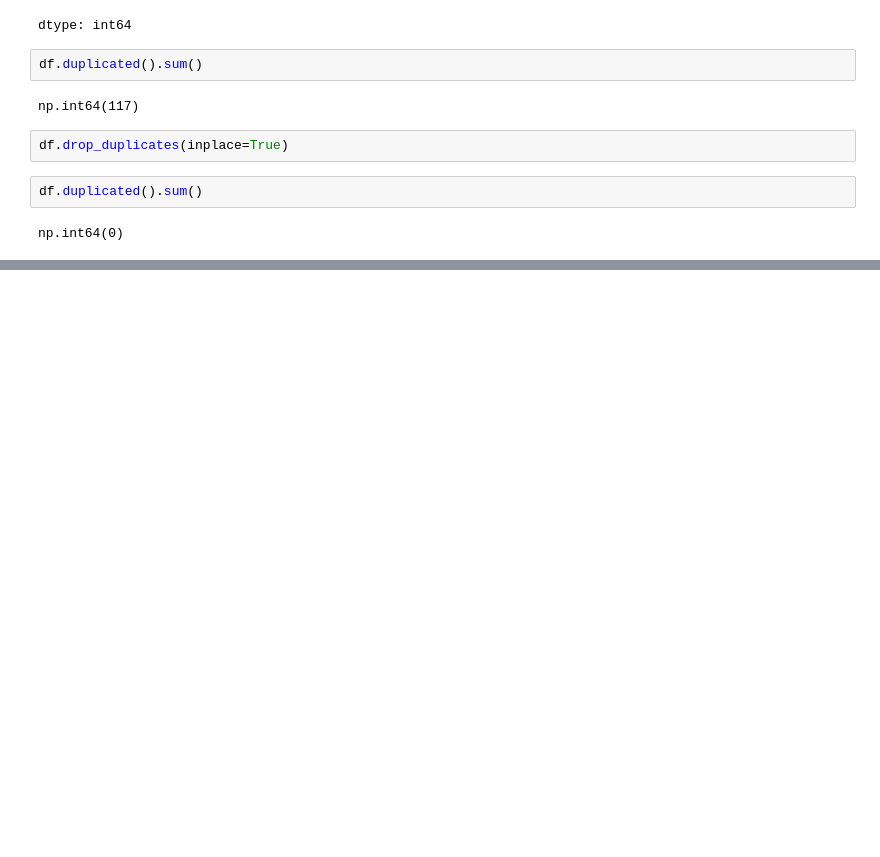
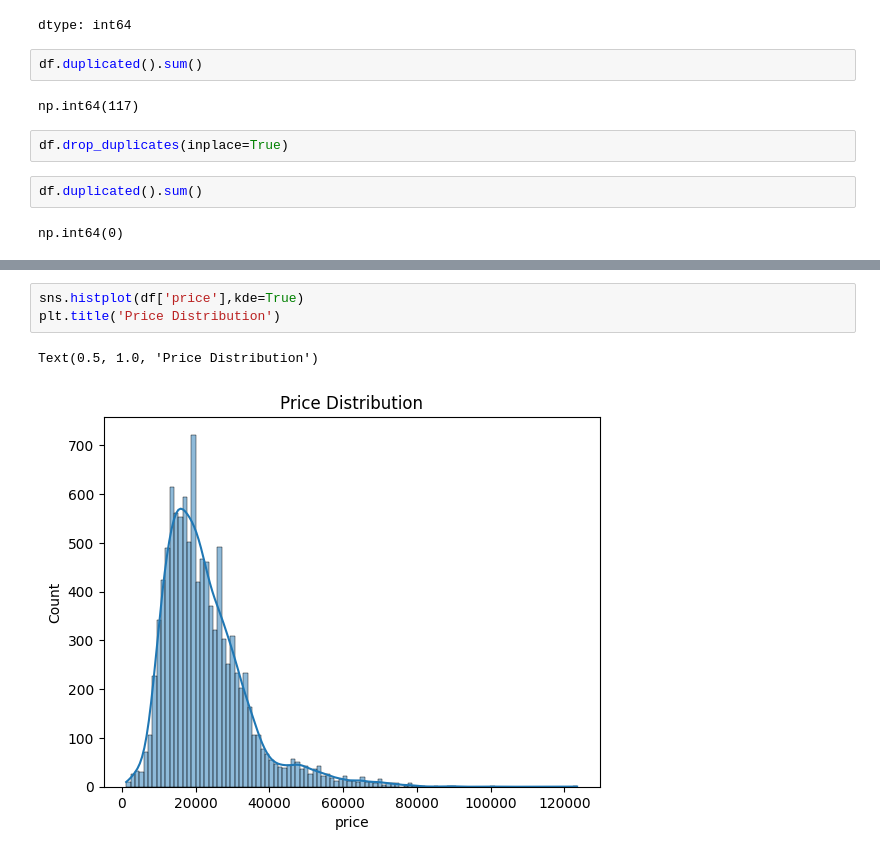
Before and after one commit to rohanwillcode/BMW-Car-Price-Prediction-Model-, a Jupyter notebook: BMW_PRICE_PREDICTION.ipynb, the cells around one changed output, grey strips where cells are left out. Drawn from its saved outputs; the diff is of its cells as text; blank space fills up the shorter version.

Commit message:
Distribution Plotted

```diff
--- a/BMW_PRICE_PREDICTION.ipynb
+++ b/BMW_PRICE_PREDICTION.ipynb
@@ -65,0 +94,6 @@ np.int64(0)
+# %%
+sns.histplot(df['price'],kde=True)
+plt.title('Price Distribution')
+# %% [output]
+Text(0.5, 1.0, 'Price Distribution')
+[figure, added]
```
Also changed, not shown: parts of 3 cells of this notebook.
